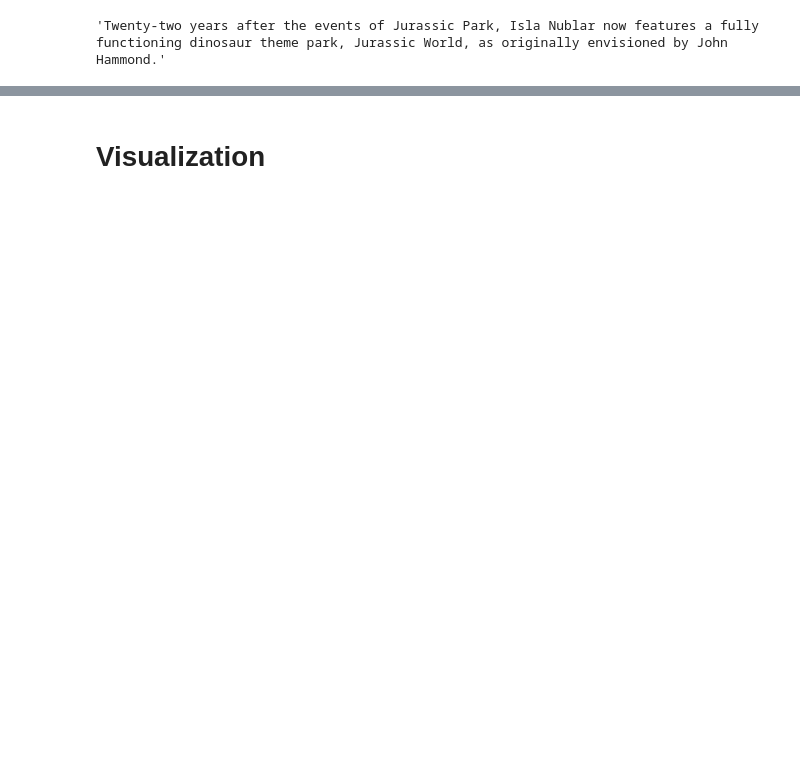
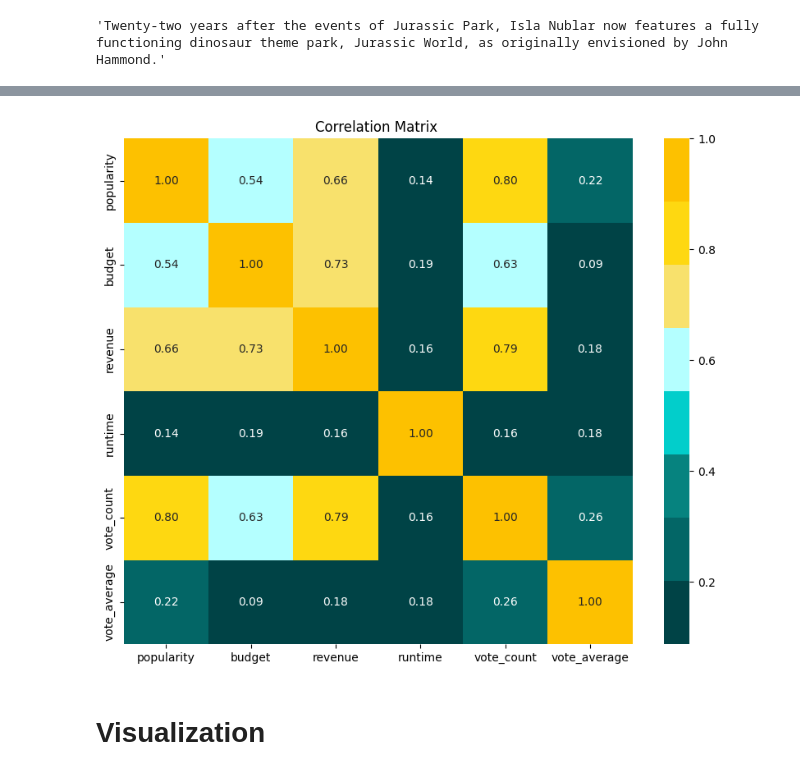
Before and after one commit to arzumerturkk/Movie-Recommendation-System, a Jupyter notebook: main.ipynb, the cells around one changed output, grey strips where cells are left out. Saved outputs shown, nothing was run; the diff lists cells and outputs as text; code cells hidden in the pictures; blank space fills up the shorter version.

```diff
--- a/main.ipynb
+++ b/main.ipynb
@@ -154,3 +143,15 @@ df.describe().style.background_gradient(cmap="Blues")
+# %%
+numeric_columns = ['popularity', 'budget', 'revenue', 'runtime', 'vote_count', 'vote_average']
+
+correlation_matrix = df[numeric_columns].corr()
+
+# Korelasyon matrisini görselleştirme
+plt.figure(figsize=(10, 8))
+sns.heatmap(correlation_matrix, annot=True, cmap=['#004346', '#036666', '#06837f', '#02cecb', '#b4ffff', '#f8e16c', '#fed811', '#fdc100'], fmt=".2f")
+plt.title("Correlation Matrix ")
+plt.show()
+# %% [output]
+[figure, added]
 # %% [markdown]
 # Visualization
 # %%
```
Also changed, not shown: parts of 15 cells of this notebook.
